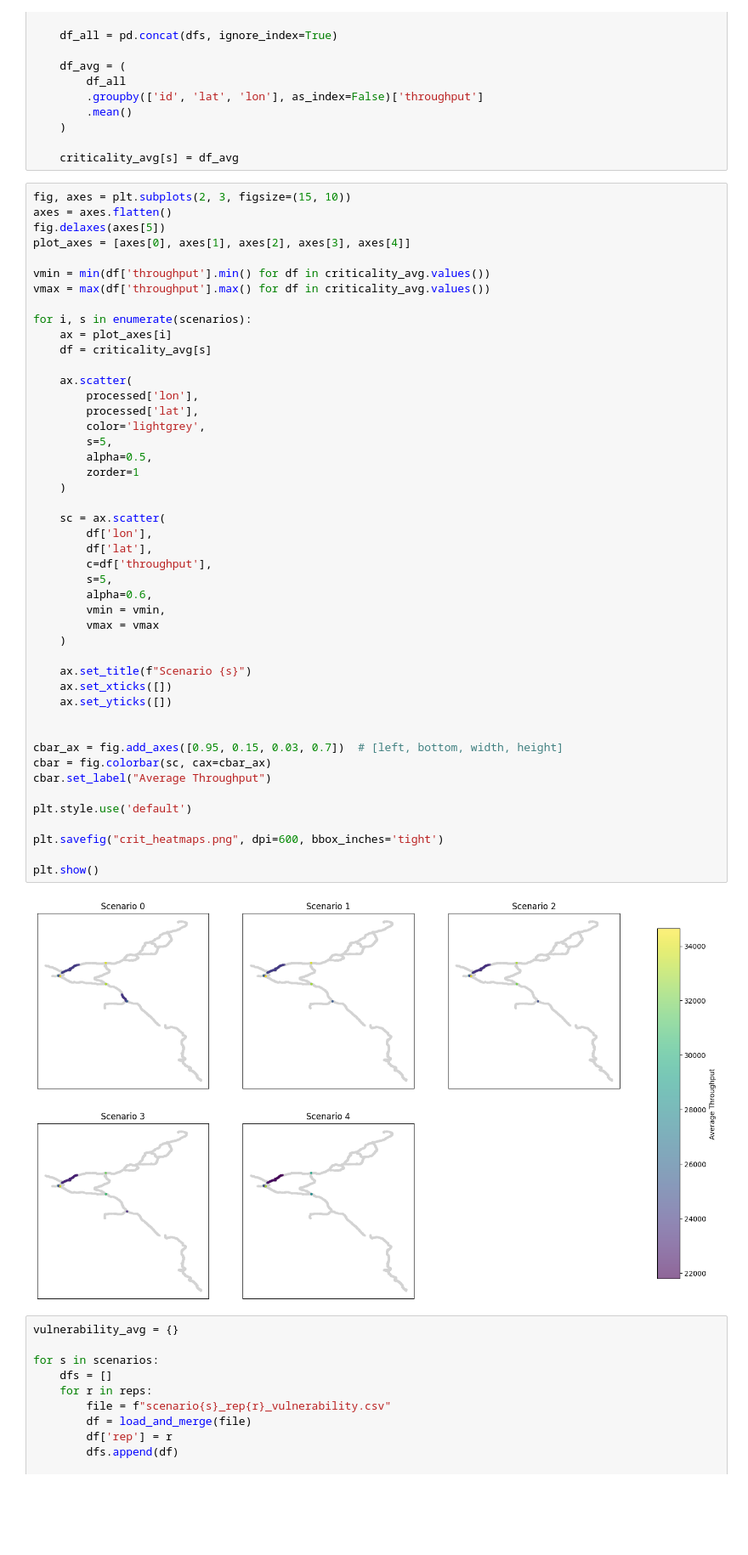
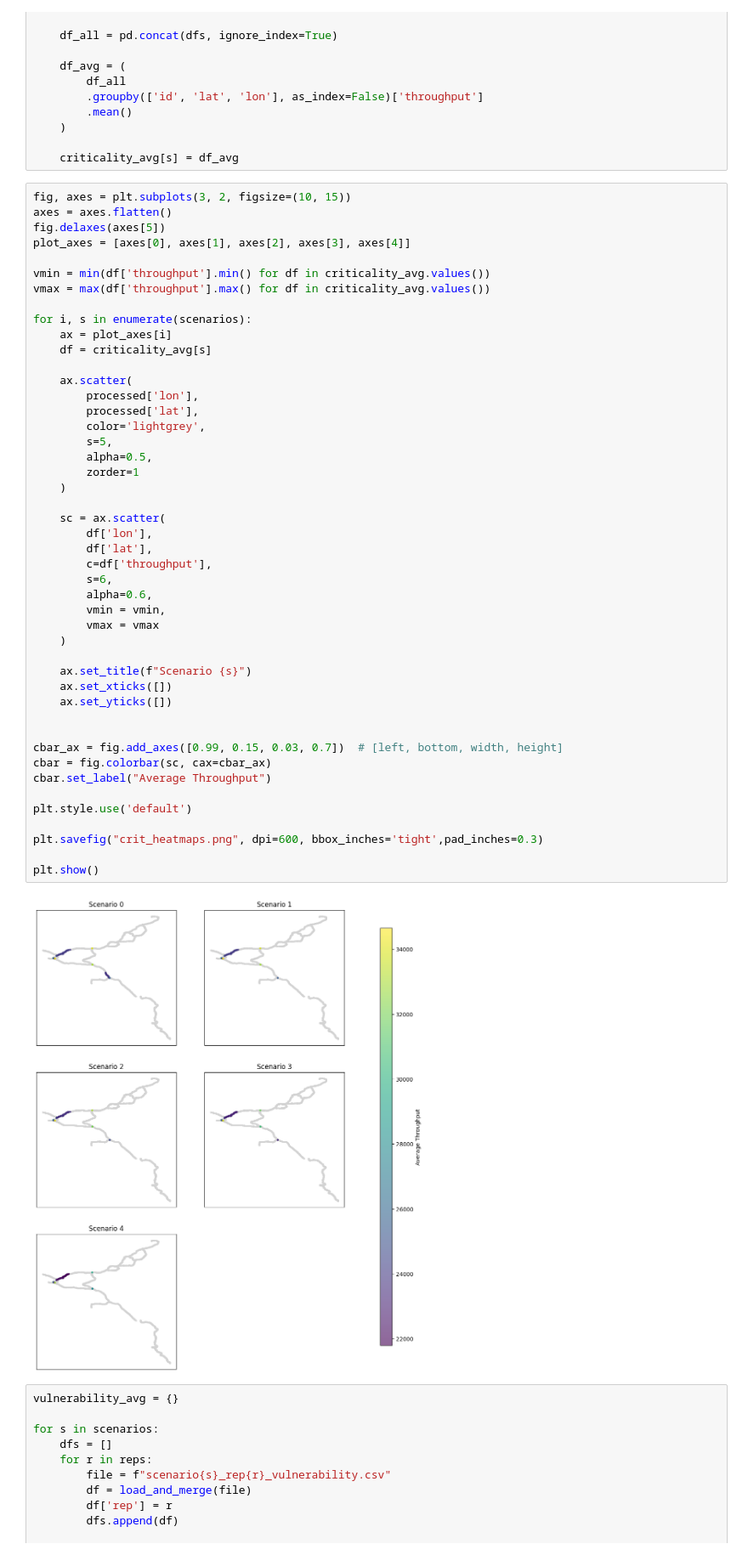
Before and after one commit to lukavicius/advsim, a Jupyter notebook: lab 3/EPA133a-G10-A3/model/experiment/vulnerability_experiments_vis.ipynb, the cells around one changed output. Shown at 85% size. Cells and saved outputs as stored; diff of their text form; blank space fills up the shorter version.

Commit message:
plot changes

```diff
--- a/lab 3/EPA133a-G10-A3/model/experiment/vulnerability_experiments_vis.ipynb
+++ b/lab 3/EPA133a-G10-A3/model/experiment/vulnerability_experiments_vis.ipynb
@@ -32,7 +138,7 @@ for s in scenarios:
 
     criticality_avg[s] = df_avg
 # %%
-fig, axes = plt.subplots(2, 3, figsize=(15, 10))
+fig, axes = plt.subplots(3, 2, figsize=(10, 15))
 axes = axes.flatten()
 fig.delaxes(axes[5])
 plot_axes = [axes[0], axes[1], axes[2], axes[3], axes[4]]
@@ -48,37 +154,37 @@ for i, s in enumerate(scenarios):
         processed['lon'],
         processed['lat'],
         color='lightgrey',
         s=5,
         alpha=0.5,
         zorder=1
     )
 
     sc = ax.scatter(
         df['lon'],
         df['lat'],
         c=df['throughput'],
-        s=5,
+        s=6,
         alpha=0.6,
         vmin = vmin,
         vmax = vmax
     )
 
     ax.set_title(f"Scenario {s}")
     ax.set_xticks([])
     ax.set_yticks([])
 
 
-cbar_ax = fig.add_axes([0.95, 0.15, 0.03, 0.7])  # [left, bottom, width, height]
+cbar_ax = fig.add_axes([0.99, 0.15, 0.03, 0.7])  # [left, bottom, width, height]
 cbar = fig.colorbar(sc, cax=cbar_ax)
 cbar.set_label("Average Throughput")
 
 plt.style.use('default')
 
-plt.savefig("crit_heatmaps.png", dpi=600, bbox_inches='tight')
+plt.savefig("crit_heatmaps.png", dpi=600, bbox_inches='tight',pad_inches=0.3)
 
 plt.show()
 # %% [output]
-[figure, old version]
+[figure, new version]
 # %%
 vulnerability_avg = {}
 
```
Also changed, not shown: parts of 5 cells of this notebook, 4 other files.
